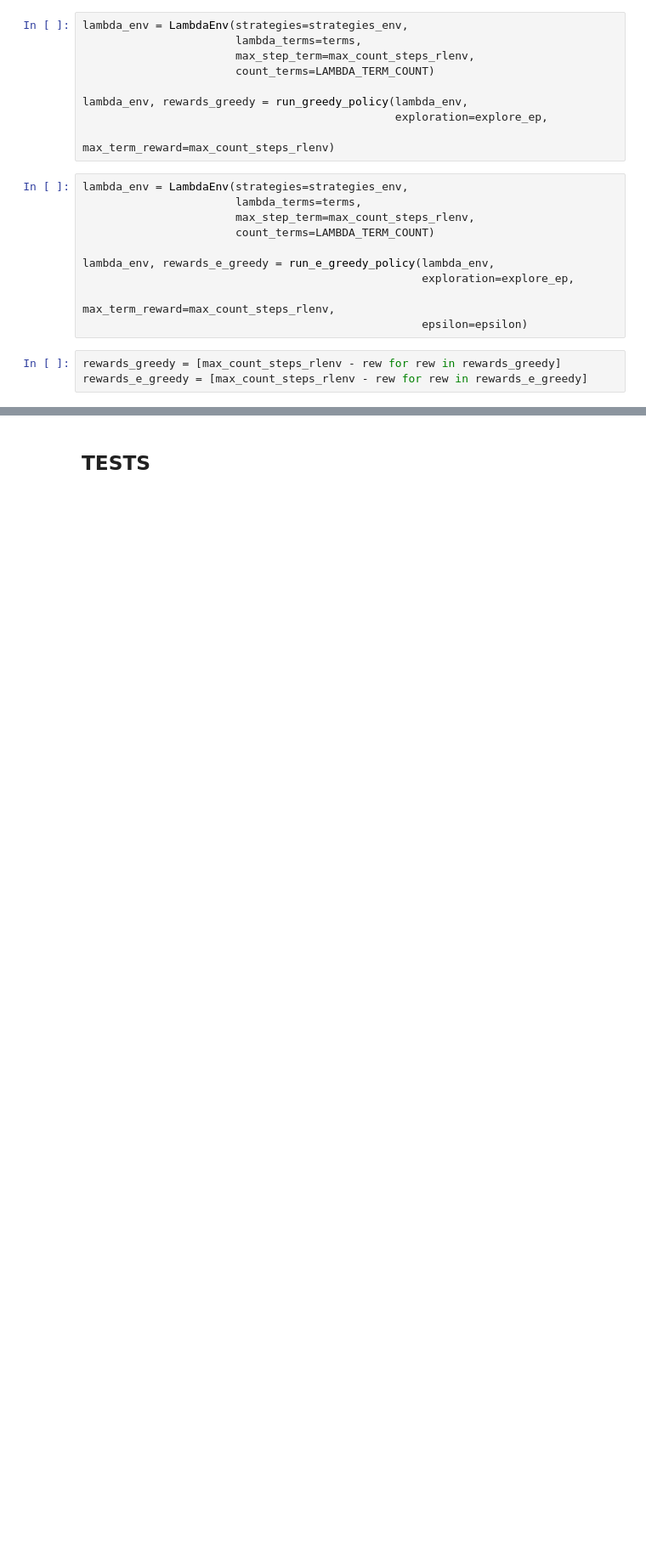
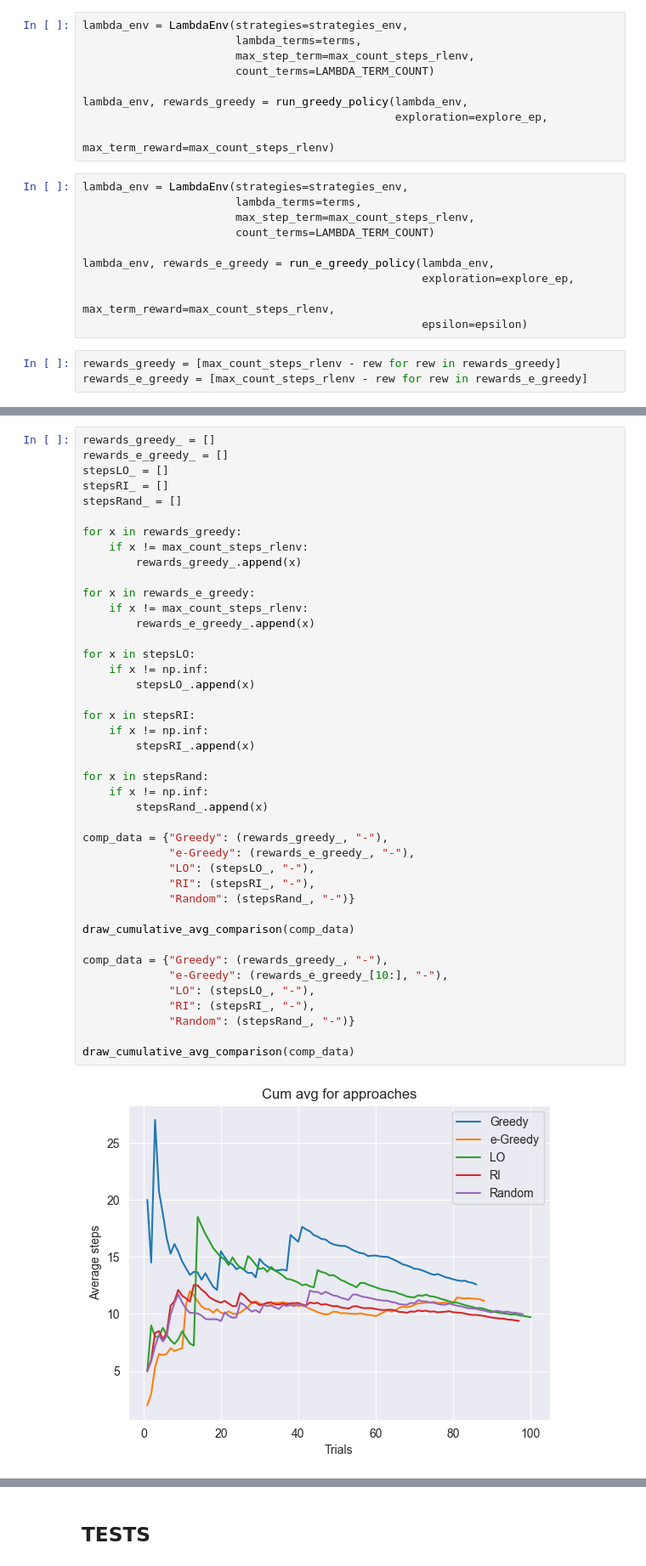
Before and after one commit to alex-deineha/pure-calculus, a Jupyter notebook: src/tests_2/pure_calculus_vs_greedy.ipynb, the cells around one changed output, grey strips where cells are left out. Shown at 85% size. Drawn from its saved outputs; the diff is of its cells as text; blank space fills up the shorter version.

```diff
--- a/src/tests_2/pure_calculus_vs_greedy.ipynb
+++ b/src/tests_2/pure_calculus_vs_greedy.ipynb
@@ -121,0 +128,44 @@ draw_cumulative_avg_comparison(comp_data)
+# %%
+rewards_greedy_ = []
+rewards_e_greedy_ = []
+stepsLO_ = []
+stepsRI_ = []
+stepsRand_ = []
+
+for x in rewards_greedy:
+    if x != max_count_steps_rlenv:
+        rewards_greedy_.append(x)
+
+for x in rewards_e_greedy:
+    if x != max_count_steps_rlenv:
+        rewards_e_greedy_.append(x)
+
+for x in stepsLO:
+    if x != np.inf:
+        stepsLO_.append(x)
+
+for x in stepsRI:
+    if x != np.inf:
+        stepsRI_.append(x)
+
+for x in stepsRand:
+    if x != np.inf:
+        stepsRand_.append(x)
+
+comp_data = {"Greedy": (rewards_greedy_, "-"),
+             "e-Greedy": (rewards_e_greedy_, "-"),
+             "LO": (stepsLO_, "-"),
+             "RI": (stepsRI_, "-"),
+             "Random": (stepsRand_, "-")}
+
+draw_cumulative_avg_comparison(comp_data)
+
+comp_data = {"Greedy": (rewards_greedy_, "-"),
+             "e-Greedy": (rewards_e_greedy_[10:], "-"),
+             "LO": (stepsLO_, "-"),
+             "RI": (stepsRI_, "-"),
+             "Random": (stepsRand_, "-")}
+
+draw_cumulative_avg_comparison(comp_data)
+# %% [output]
+[figure, added]
```
Also changed, not shown: parts of 21 cells of this notebook.
